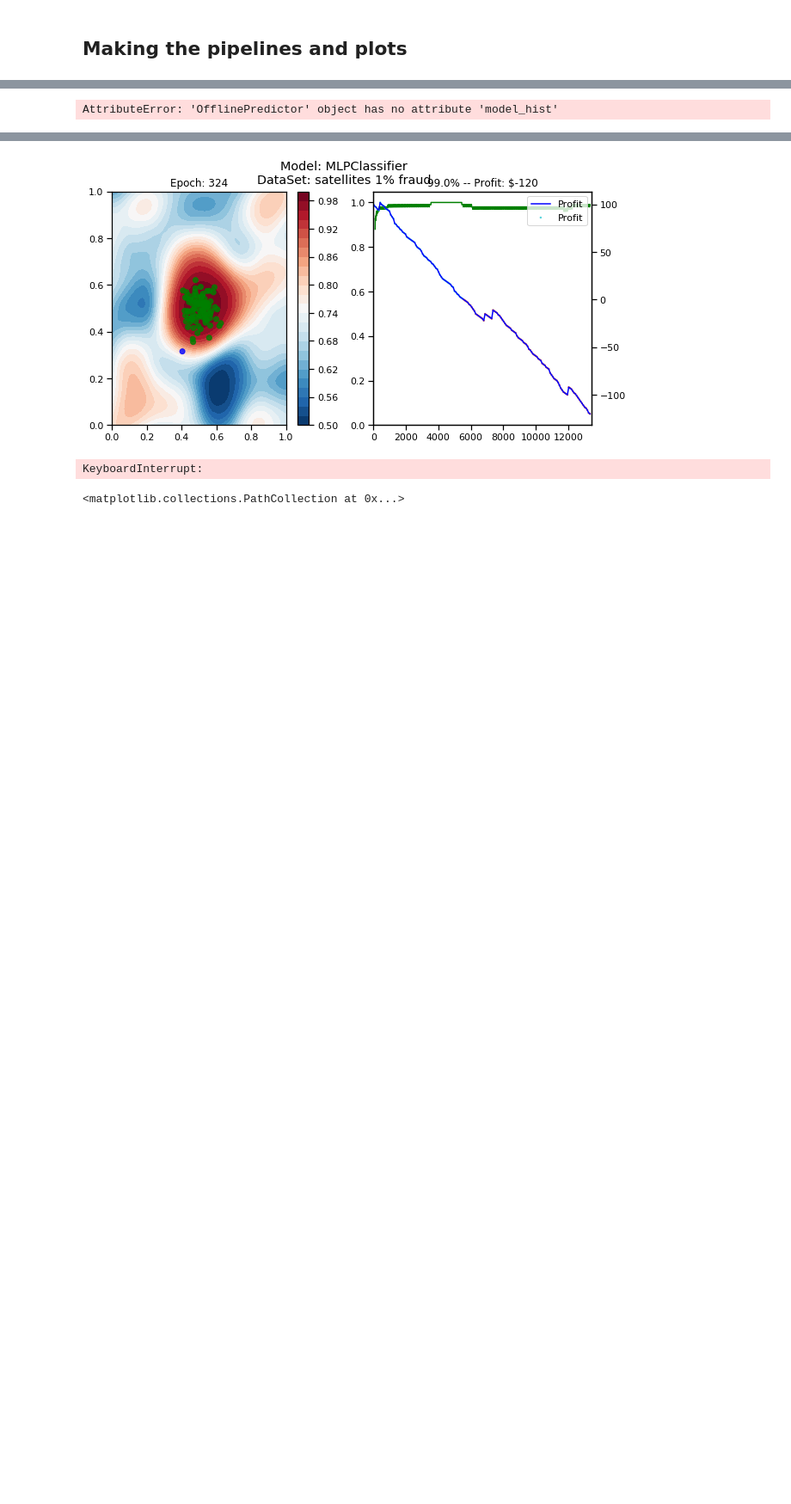
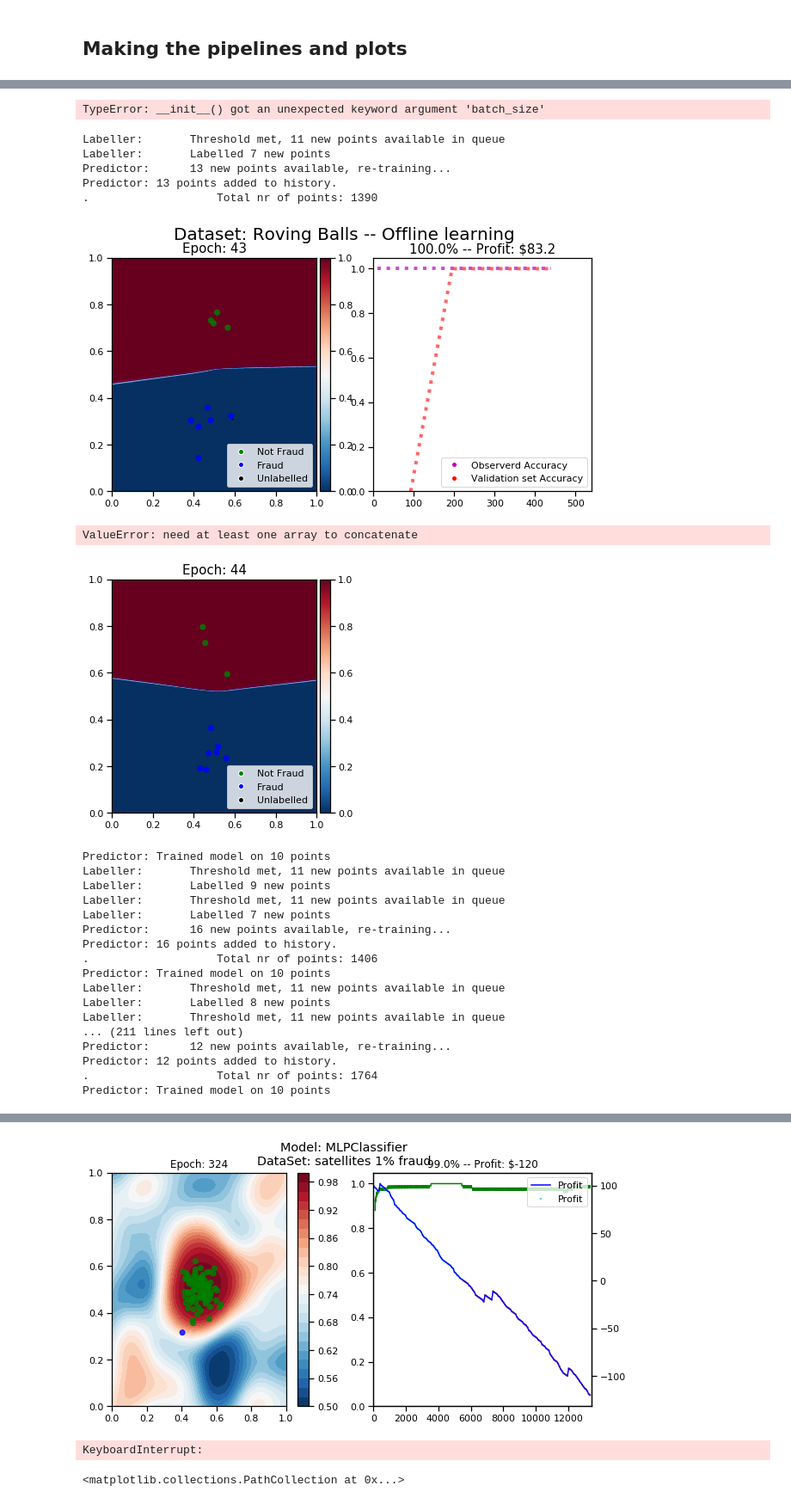
Before and after one commit to AndreasAlam/olac, a Jupyter notebook: notebooks/sbe Comparing models.ipynb, the cells around one changed output, grey strips where cells are left out. Shown: that part at 86% size. Drawn from its saved outputs; the diff is of its cells as text; code cells hidden in the pictures; blank space fills up the shorter version.

```diff
--- a/notebooks/sbe Comparing models.ipynb
+++ b/notebooks/sbe Comparing models.ipynb
@@ -288,7 +392,7 @@ class CertaintyLabeller(olac.pipeline.ThresholdLabeller):
 # %% [markdown]
 ## Making the pipelines and plots
 # %%
-data = list(new_generator(generator='olac.data_generators.satellites', x_min=-10, x_max=10, n_points=100))
+data = list(new_generator(generator='olac.data_generators.roving_balls', x_min=-10, x_max=10, steps=3000))
 # %%
 transformer = RBFSampler(n_components=100, gamma=0.09)
 # transformer = SkewedChi2Sampler(0.1, 100)
@@ -299,8 +403,8 @@ pa_pipeline = olac.pipeline.Pipeline(
     olac.data_generators.delayed_generator(data, delay=0.1),
     MLPClassifier((64,32,), batch_size=1, learning_rate='adaptive', early_stopping=False,
                     alpha=0.0003, warm_start=False),
-    olac.pipeline.OfflinePredictor(batch_size=10, verbose=True),
-    olac.pipeline.ThresholdLabeller(threshold=10, prob=0.1, verbose=True))
+    OfflineWHist(batch_size=10, verbose=True),
+    olac.pipeline.ThresholdLabeller(threshold=10, prob=0.6, verbose=True))
 
 pa_train_set, pa_test_set = pa_pipeline.run()
 # plot_history(pa_pipeline, pa_train_set, save_gif=False, trans=transformer)
@@ -327,5 +431,49 @@ Labeller:       Labelled 0 new points
+# %%
+transformer = RBFSampler(n_components=100, gamma=0.09)
+# transformer = SkewedChi2Sampler(0.1, 100)
+gridt = transformer.fit_transform(get_grid())
+sns.set_context("notebook")
+
+onl_pipeline = olac.pipeline.Pipeline(
+    olac.data_generators.delayed_generator(data, delay=0.1),
+    MLPClassifier((64,32,), batch_size=1, learning_rate='adaptive', early_stopping=False,
+                    alpha=0.0003, warm_start=False),
+    NewPredictor(batch_size=10, verbose=True),
+    olac.pipeline.ThresholdLabeller(threshold=10, prob=0.6, verbose=True))
+
+onl_train_set, onl_test_set = onl_pipeline.run()
+# plot_history(pa_pipeline, pa_train_set, save_gif=False, trans=transformer)
+# plt.close()
+# %% [output]
+TypeError: __init__() got an unexpected keyword argument 'batch_size'
 # %%
+# pa_pipeline.model = deepcopy(pa_pipeline.predictor.model_hist[0][0])
 plotter = olac.vis.Plotter(window=10)
-plotter.plot_history(pa_pipeline, pa_test_set, save_gif=False)
+plotter.plot_history(pa_pipeline, pa_test_set, save_gif=True,plot_step=1,
+                     sup_title=f'Dataset: Roving Balls -- Offline learning',gen_name='Roving_balls_offline')
 # %% [output]
-AttributeError: 'OfflinePredictor' object has no attribute 'model_hist'
+Labeller:       Threshold met, 11 new points available in queue
+Labeller:       Labelled 7 new points
+Predictor:      13 new points available, re-training...
+Predictor: 13 points added to history.
+.                   Total nr of points: 1390
+[figure, added]
+ValueError: need at least one array to concatenate
+[figure, added]
+Predictor: Trained model on 10 points
+Labeller:       Threshold met, 11 new points available in queue
+Labeller:       Labelled 9 new points
+Labeller:       Threshold met, 11 new points available in queue
+Labeller:       Labelled 7 new points
+Predictor:      16 new points available, re-training...
+Predictor: 16 points added to history.
+.                   Total nr of points: 1406
+Predictor: Trained model on 10 points
+Labeller:       Threshold met, 11 new points available in queue
+Labeller:       Labelled 8 new points
+Labeller:       Threshold met, 11 new points available in queue
+... (211 lines left out)
+Predictor:      12 new points available, re-training...
+Predictor: 12 points added to history.
+.                   Total nr of points: 1764
+Predictor: Trained model on 10 points
```
Also changed, not shown: parts of 5 cells of this notebook, 2 other files.
